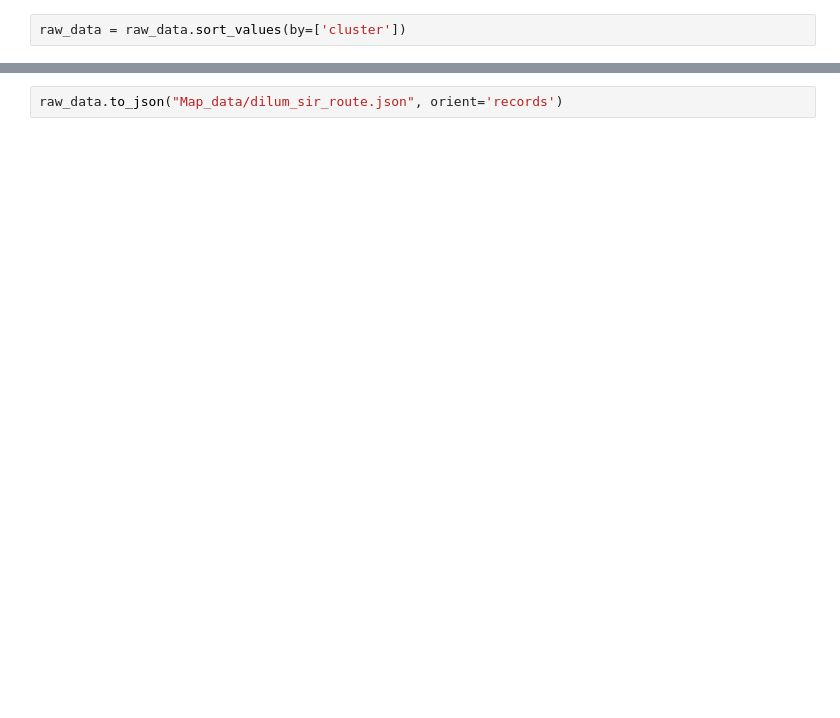
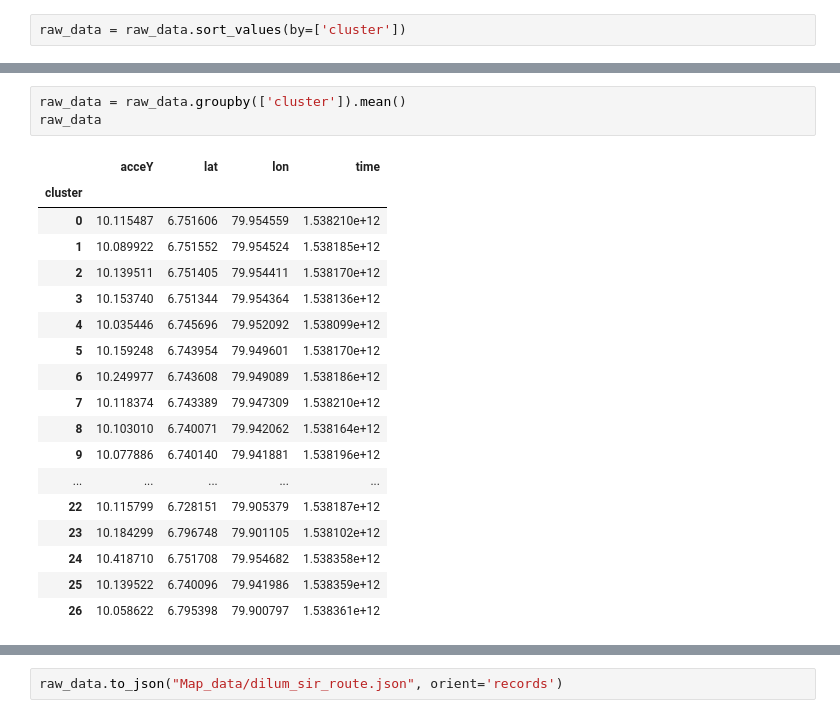
Before and after one commit to codemogroup/iRoads_Anomaly_Detection_using_Machine_Learning, a Jupyter notebook: Anomaly_Detection/Cluster_Data_Post_Processor.ipynb, the cells around one changed output, grey strips where cells are left out. Drawn from its saved outputs; the diff is of its cells as text; blank space fills up the shorter version.

```diff
--- a/Anomaly_Detection/Cluster_Data_Post_Processor.ipynb
+++ b/Anomaly_Detection/Cluster_Data_Post_Processor.ipynb
@@ -64,0 +40,22 @@ raw_data.head(5)
+# %%
+raw_data = raw_data.groupby(['cluster']).mean()
+raw_data
+# %% [output]
+|  | acceY | lat | lon | time |
+| cluster |  |  |  |  |
+| 0 | 10.115487 | 6.751606 | 79.954559 | 1.538210e+12 |
+| 1 | 10.089922 | 6.751552 | 79.954524 | 1.538185e+12 |
+| 2 | 10.139511 | 6.751405 | 79.954411 | 1.538170e+12 |
+| 3 | 10.153740 | 6.751344 | 79.954364 | 1.538136e+12 |
+| 4 | 10.035446 | 6.745696 | 79.952092 | 1.538099e+12 |
+| 5 | 10.159248 | 6.743954 | 79.949601 | 1.538170e+12 |
+| 6 | 10.249977 | 6.743608 | 79.949089 | 1.538186e+12 |
+| 7 | 10.118374 | 6.743389 | 79.947309 | 1.538210e+12 |
+| 8 | 10.103010 | 6.740071 | 79.942062 | 1.538164e+12 |
+| 9 | 10.077886 | 6.740140 | 79.941881 | 1.538196e+12 |
+| ... | ... | ... | ... | ... |
+| 22 | 10.115799 | 6.728151 | 79.905379 | 1.538187e+12 |
+| 23 | 10.184299 | 6.796748 | 79.901105 | 1.538102e+12 |
+| 24 | 10.418710 | 6.751708 | 79.954682 | 1.538358e+12 |
+| 25 | 10.139522 | 6.740096 | 79.941986 | 1.538359e+12 |
+| 26 | 10.058622 | 6.795398 | 79.900797 | 1.538361e+12 |
```
Also changed, not shown: parts of 11 cells of this notebook, 2 other files.
